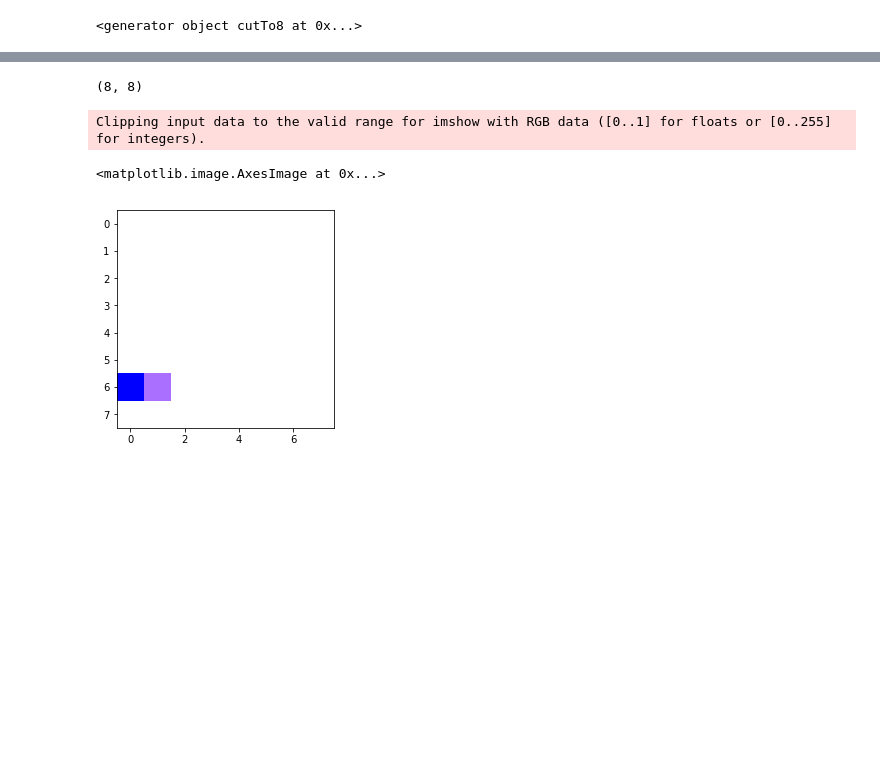
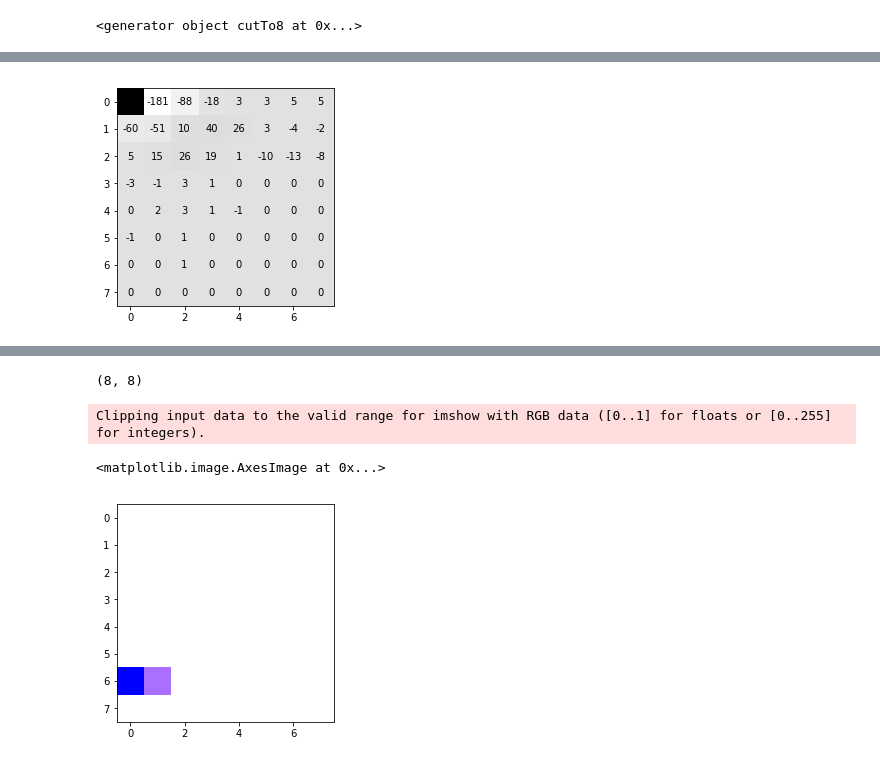
Before and after one commit to kamomehz/jpg_process, a Jupyter notebook: jpeg2.ipynb, the cells around one changed output, grey strips where cells are left out. Saved outputs shown, nothing was run; the diff lists cells and outputs as text; code cells hidden in the pictures; blank space fills up the shorter version.

```diff
--- a/jpeg2.ipynb
+++ b/jpeg2.ipynb
@@ -73,3 +93,12 @@ for fig1,nx,ny in cutTo8(cbcr):
+# %%
+fig, ax = plt.subplots()
+ax.imshow(-By,"gray")
+for i in range(8):
+    for j in range(8):
+        c = Gy[j,i]
+        ax.text(i, j, int(c), va='center', ha='center')
+# %% [output]
+[figure, added]
 # %%
 # plt.imsave('JPG0.png', arrayOri)
 # %%
```
Also changed, not shown: parts of 4 cells of this notebook, 2 other files.
